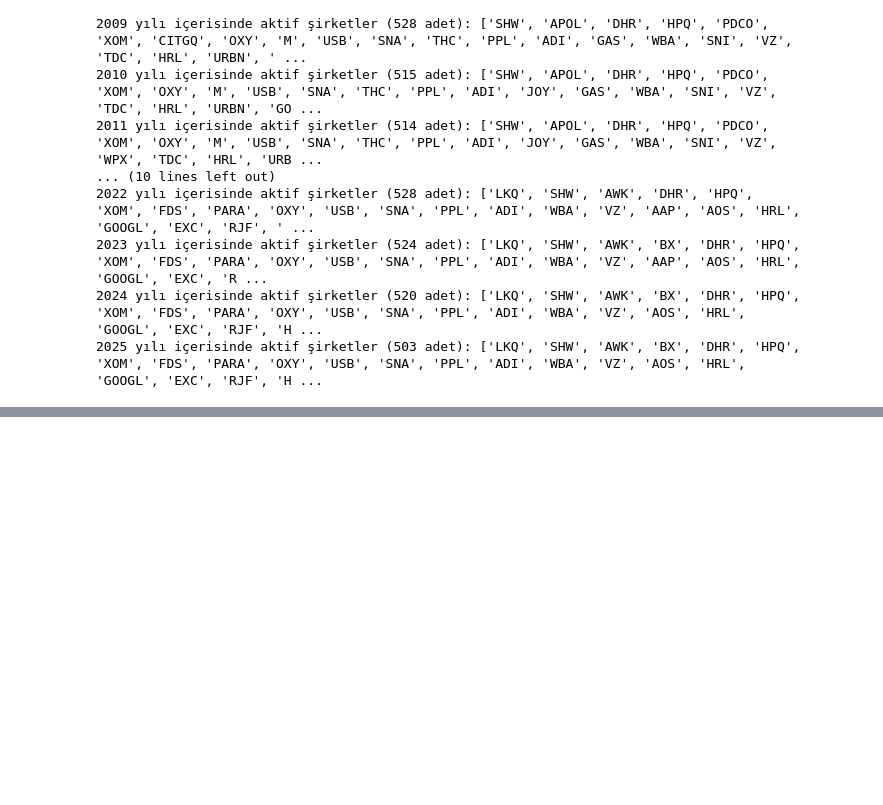
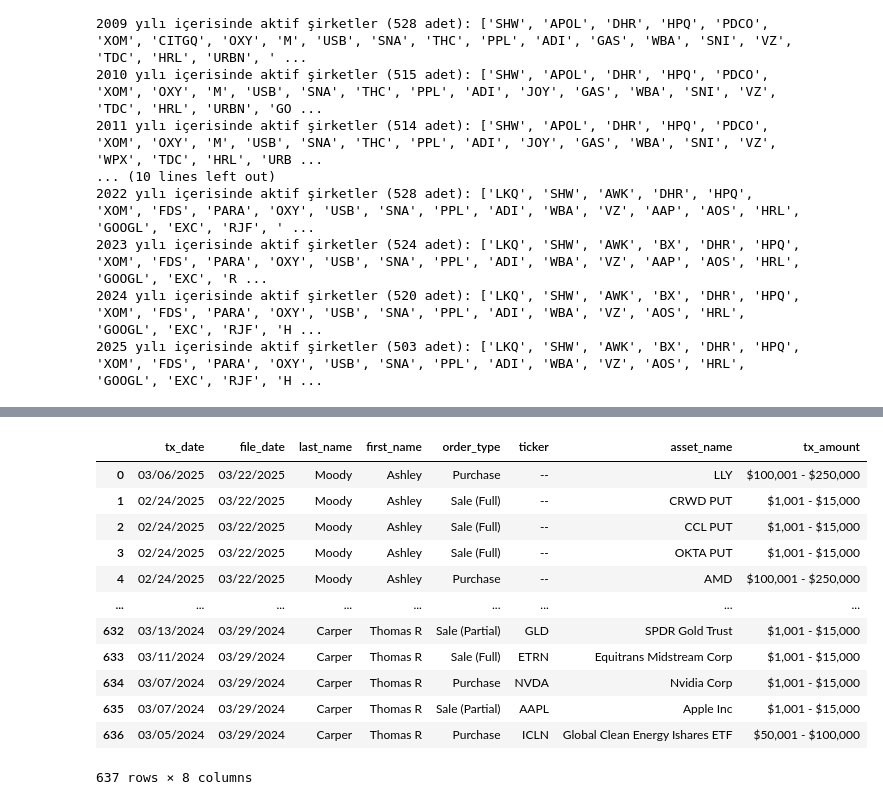
Before and after one commit to oguzoztekin/Algo-Trading-Dataset, a Jupyter notebook: S&P List/20250212_S and P List.ipynb, the cells around one changed output, grey strips where cells are left out. Saved outputs shown, nothing was run; the diff lists cells and outputs as text; code cells hidden in the pictures; blank space fills up the shorter version.

```diff
--- a/S&P List/20250212_S and P List.ipynb
+++ b/S&P List/20250212_S and P List.ipynb
@@ -348,0 +705,14 @@ for year, tickers in results_year.items():
+# %%
+import os
+import pickle
+
+# Çıktı dizinini tanımlayın
+output_dir = 'notebooks'
+output_file = os.path.join(output_dir, 'senators.pickle')
+
+# Eğer dizin mevcut değilse oluşturun
+os.makedirs(output_dir, exist_ok=True)
+
+with open(output_file, 'wb') as f:
+    pickle.dump(senator_txs, f)
+LOGGER.info(f"Veriler '{output_file}' dosyasına kaydedildi.")
@@ -348,0 +962,16 @@ for year, tickers in results_year.items():
+# %%
+senator_txs
+# %% [output]
+|  | tx_date | file_date | last_name | first_name | order_type | ticker | asset_name | tx_amount |
+| 0 | 03/06/2025 | 03/22/2025 | Moody | Ashley | Purchase | -- | LLY | $100,001 - $250,000 |
+| 1 | 02/24/2025 | 03/22/2025 | Moody | Ashley | Sale (Full) | -- | CRWD PUT | $1,001 - $15,000 |
+| 2 | 02/24/2025 | 03/22/2025 | Moody | Ashley | Sale (Full) | -- | CCL PUT | $1,001 - $15,000 |
+| 3 | 02/24/2025 | 03/22/2025 | Moody | Ashley | Sale (Full) | -- | OKTA PUT | $1,001 - $15,000 |
+| 4 | 02/24/2025 | 03/22/2025 | Moody | Ashley | Purchase | -- | AMD | $100,001 - $250,000 |
+| ... | ... | ... | ... | ... | ... | ... | ... | ... |
+| 632 | 03/13/2024 | 03/29/2024 | Carper | Thomas R | Sale (Partial) | GLD | SPDR Gold Trust | $1,001 - $15,000 |
+| 633 | 03/11/2024 | 03/29/2024 | Carper | Thomas R | Sale (Full) | ETRN | Equitrans Midstream Corp | $1,001 - $15,000 |
+| 634 | 03/07/2024 | 03/29/2024 | Carper | Thomas R | Purchase | NVDA | Nvidia Corp | $1,001 - $15,000 |
+| 635 | 03/07/2024 | 03/29/2024 | Carper | Thomas R | Sale (Partial) | AAPL | Apple Inc | $1,001 - $15,000 |
+| 636 | 03/05/2024 | 03/29/2024 | Carper | Thomas R | Purchase | ICLN | Global Clean Energy Ishares ETF | $50,001 - $100,000 |
+637 rows × 8 columns
```
Also changed, not shown: parts of 7 cells of this notebook.
